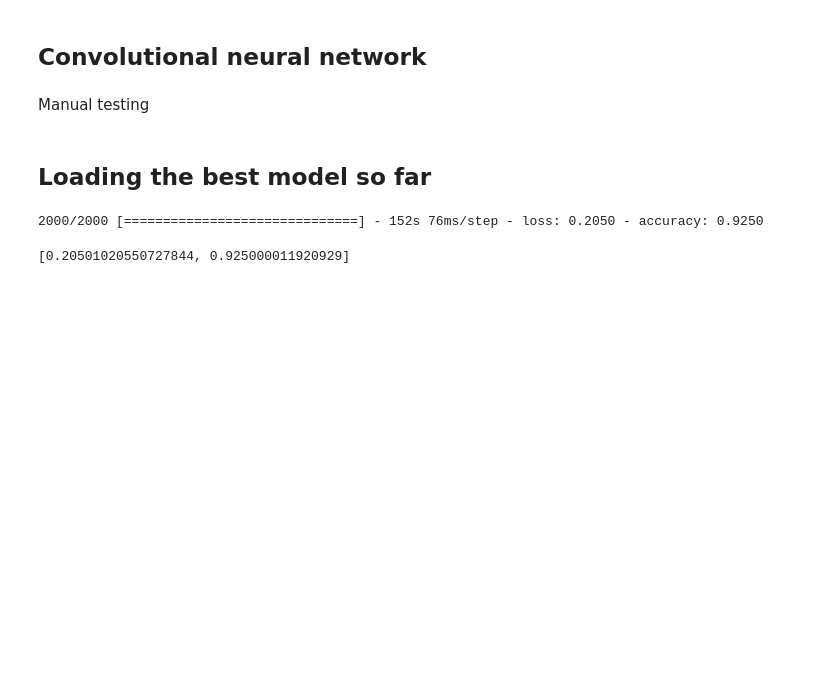
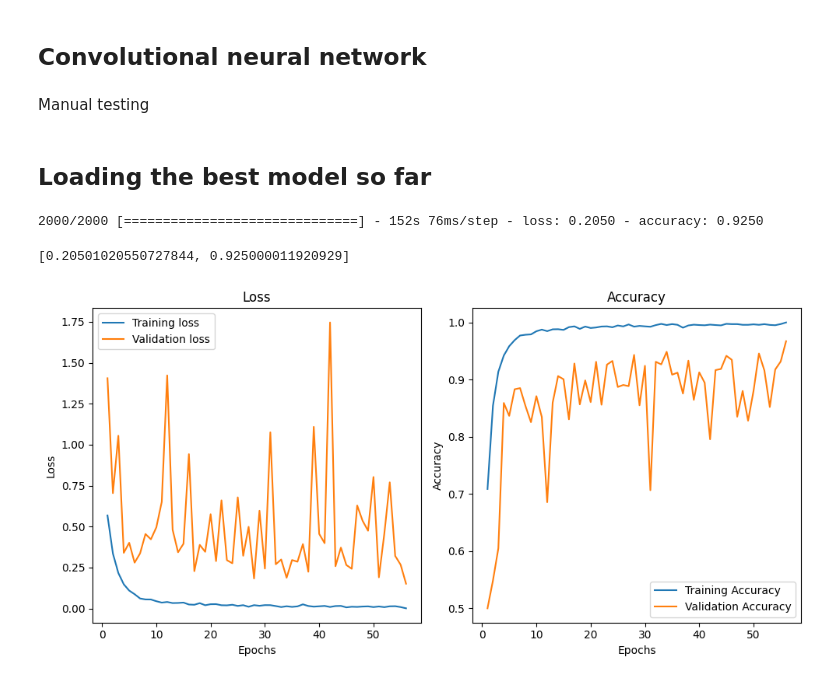
Before and after one commit to sanyamjain0315/generated-image-detection, a Jupyter notebook: sanyam_vanilla_models.ipynb, the cells around one changed output. Drawn from its saved outputs; the diff is of its cells as text; code cells hidden in the pictures; blank space fills up the shorter version.

```diff
--- a/sanyam_vanilla_models.ipynb
+++ b/sanyam_vanilla_models.ipynb
@@ -95,8 +109,8 @@ predictions = Dense(1, activation="sigmoid")(x)
 
 resnet_clf = Model(inputs=base_model.input, outputs=predictions)
 # %%
-save_callback = ModelCheckpoint('/models/training_1'
-                                ,save_weights_only=True
+save_callback = ModelCheckpoint('/models/model_checkpoint_{epoch:02d}_{val_accuracy:.2f}.h5'
+                                ,save_weights_only=False
                                 ,monitor='val_accuracy'
                                 ,save_best_only=True)
 early_stopping_callback = EarlyStopping(monitor='val_loss'
@@ -112,7 +126,8 @@ resnet_clf_history = resnet_clf.fit(
     train_tfds,
     epochs=100,
     validation_data=valid_tfds,
-    callbacks=[save_callback, early_stopping_callback]
+    callbacks=[save_callback, early_stopping_callback],
+    use_multiprocessing=True
 )
 # %%
 # Visualizing results
@@ -217,3 +232,34 @@ model.evaluate(test_tfds)
 # %% [output]
 2000/2000 [==============================] - 152s 76ms/step - loss: 0.2050 - accuracy: 0.9250
 [0.20501020550727844, 0.925000011920929]
+# %%
+# Visualizing results
+# training_loss = resnet_clf_history.history['loss']
+# validation_loss = resnet_clf_history.history['val_loss']
+# training_accuracy = resnet_clf_history.history['accuracy']
+# validation_accuracy = resnet_clf_history.history['val_accuracy']
+epochs = range(1, len(training_loss) + 1)
+
+# Plotting Loss
+plt.figure(figsize=(10, 5))
+plt.subplot(1, 2, 1)
+plt.plot(epochs, training_loss, label='Training loss')
+plt.plot(epochs, validation_loss, label='Validation loss')
+plt.title('Loss')
+plt.xlabel('Epochs')
+plt.ylabel('Loss')
+plt.legend()
+
+# Plotting Accuracy
+plt.subplot(1, 2, 2)
+plt.plot(epochs, training_accuracy, label='Training Accuracy')
+plt.plot(epochs, validation_accuracy, label='Validation Accuracy')
+plt.title('Accuracy')
+plt.xlabel('Epochs')
+plt.ylabel('Accuracy')
+plt.legend()
+
+plt.tight_layout()
+plt.show()
+# %% [output]
+[figure, added]
```
Also changed, not shown: parts of 3 cells of this notebook.
